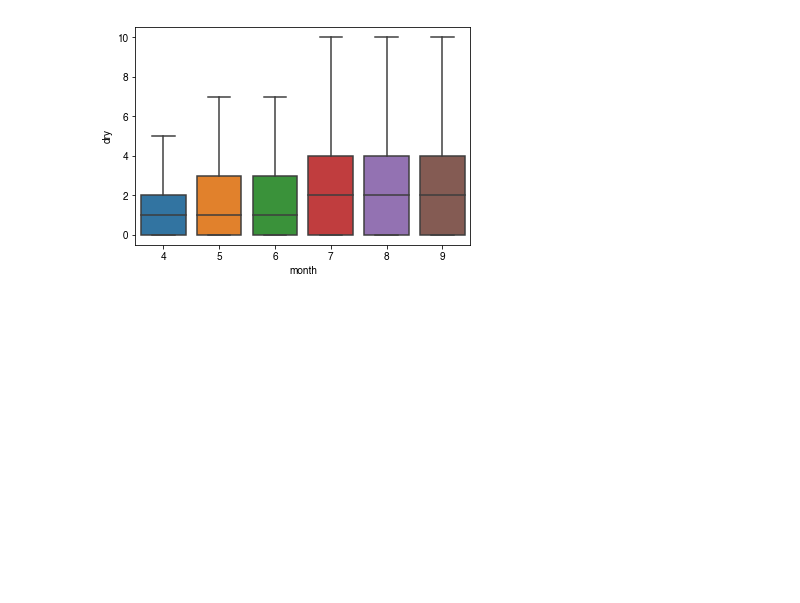
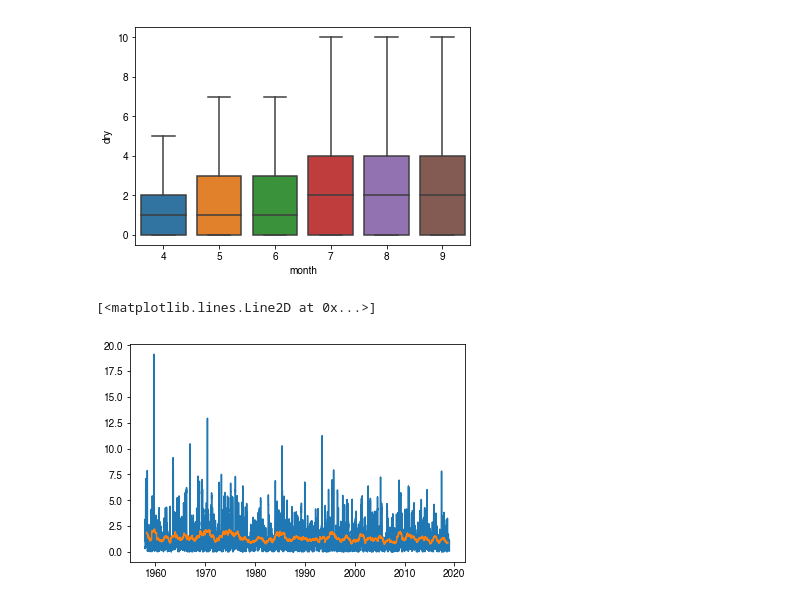
Before and after one commit to mdekauwe/TasFACE_rainfall, a Jupyter notebook: TasFACE_rainfall_analysis.ipynb, the cells around one changed output. Saved outputs shown, nothing was run; the diff lists cells and outputs as text; code cells hidden in the pictures; blank space fills up the shorter version.

```diff
--- a/TasFACE_rainfall_analysis.ipynb
+++ b/TasFACE_rainfall_analysis.ipynb
@@ -126,3 +126,12 @@ Try using .loc[row_indexer,col_indexer] = value instead
 See the caveats in the documentation: http://pandas.pydata.org/pandas-docs/stable/indexing.html#indexing-view-versus-copy
   """Entry point for launching an IPython kernel.
 [figure]
+# %%
+# Look at rolling window as proxy for any trend / change in freq.
+
+# min_periods to account for missing data
+plt.plot(df["PPT"].rolling(window=14, center=True, min_periods=7).mean())
+plt.plot(df["PPT"].rolling(window=365, center=True, min_periods=300).mean())
+# %% [output]
+[<matplotlib.lines.Line2D at 0x...>]
+[figure, added]
```
